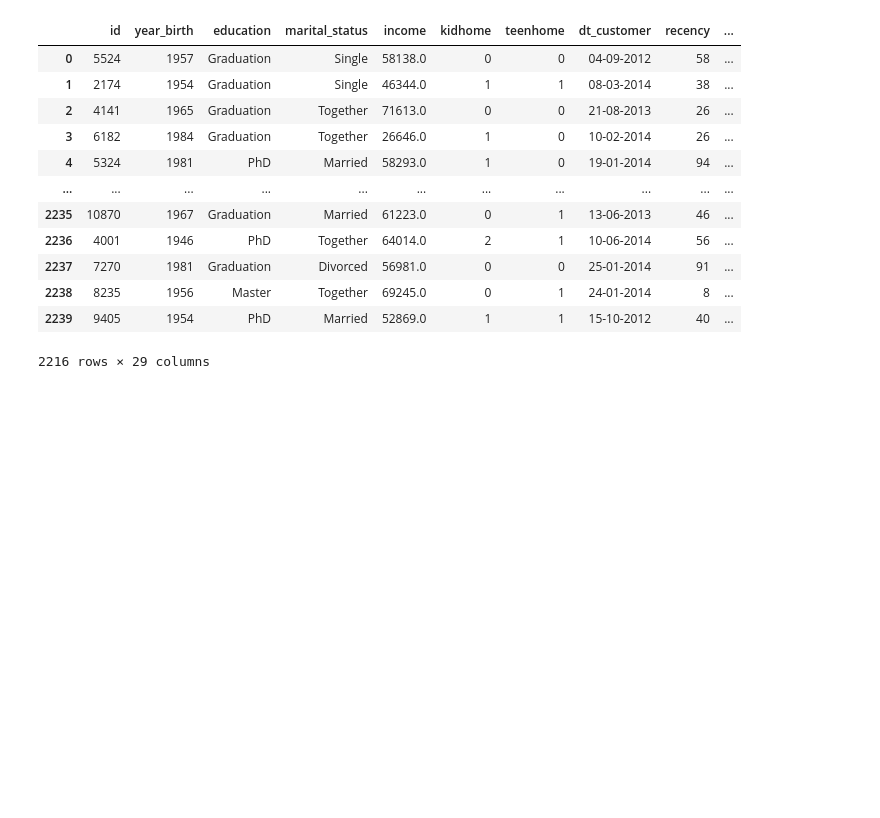
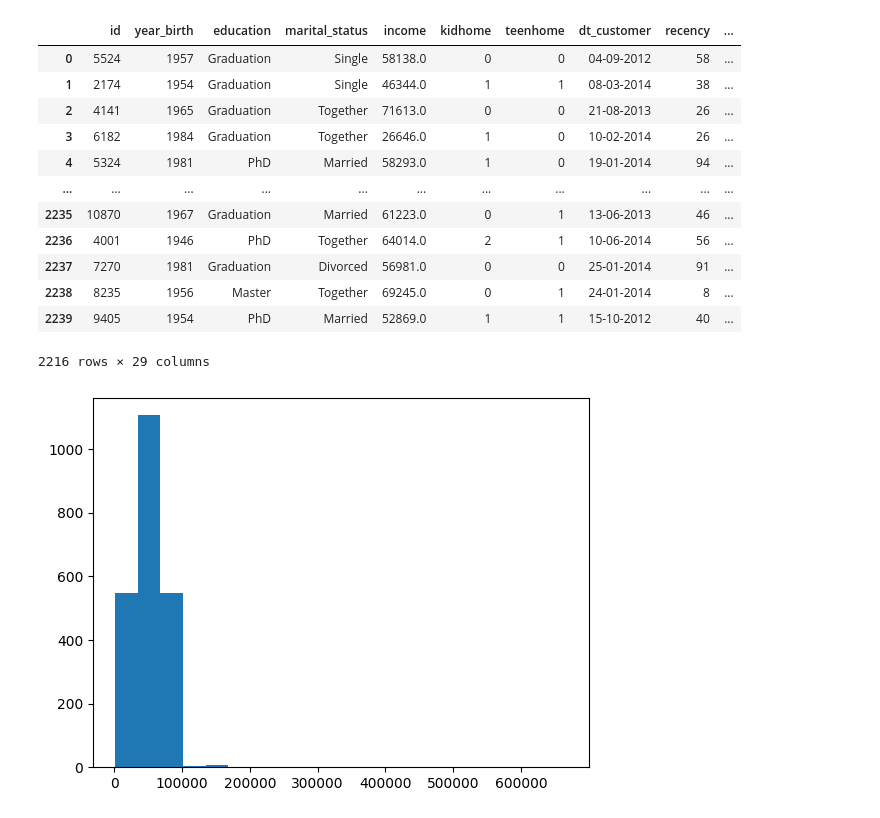
Before and after one commit to Koslowsky1337/Python_Aufgaben, a Jupyter notebook: marketing_campaign/analyse.ipynb, the cells around one changed output. Cells and saved outputs as stored; diff of their text form; code cells hidden in the pictures; blank space fills up the shorter version.

```diff
--- a/marketing_campaign/analyse.ipynb
+++ b/marketing_campaign/analyse.ipynb
@@ -71,0 +77,5 @@ marketing_campaign["num_total_purchases"] = (marketing_campaign["num_deals_purch
+# %%
+plt.hist(marketing_campaign["income"], bins=20)
+plt.show()
+# %% [output]
+[figure, added]
```
Also changed, not shown: parts of 6 cells of this notebook.
